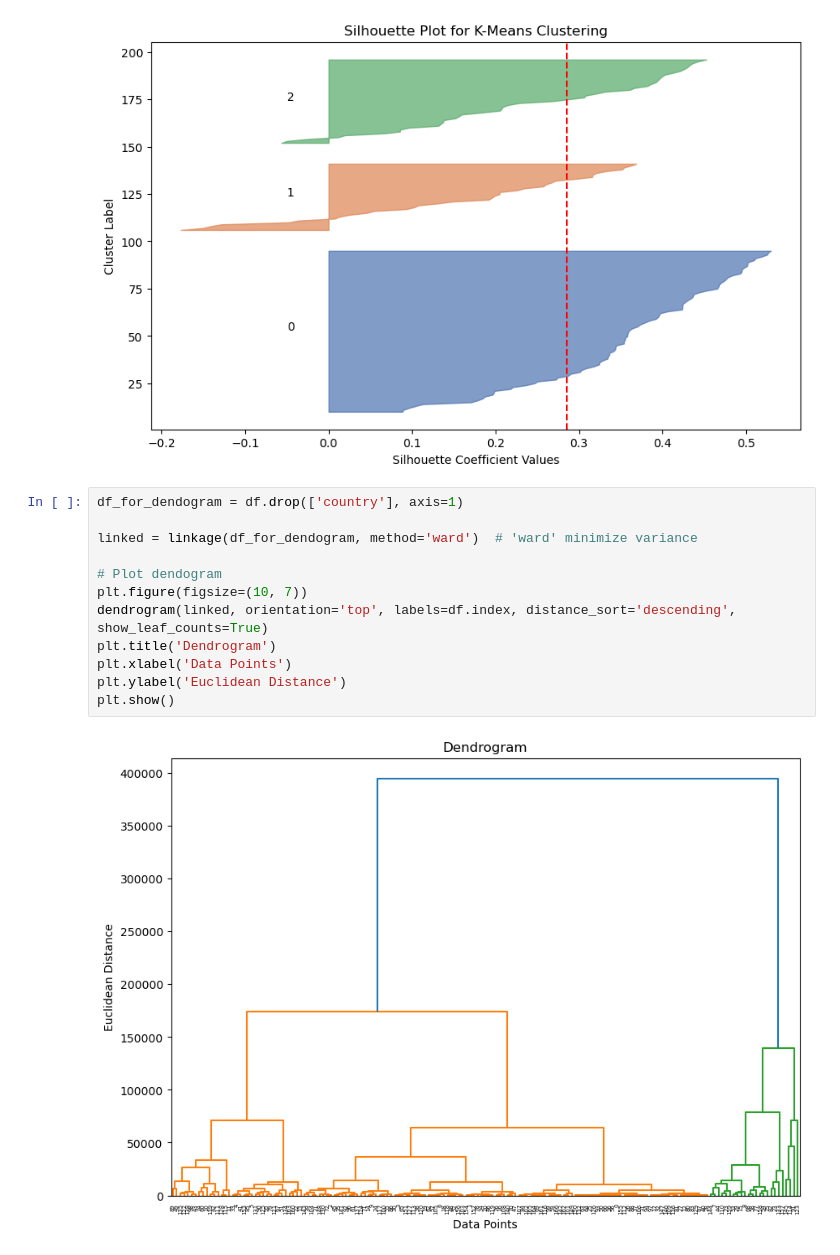
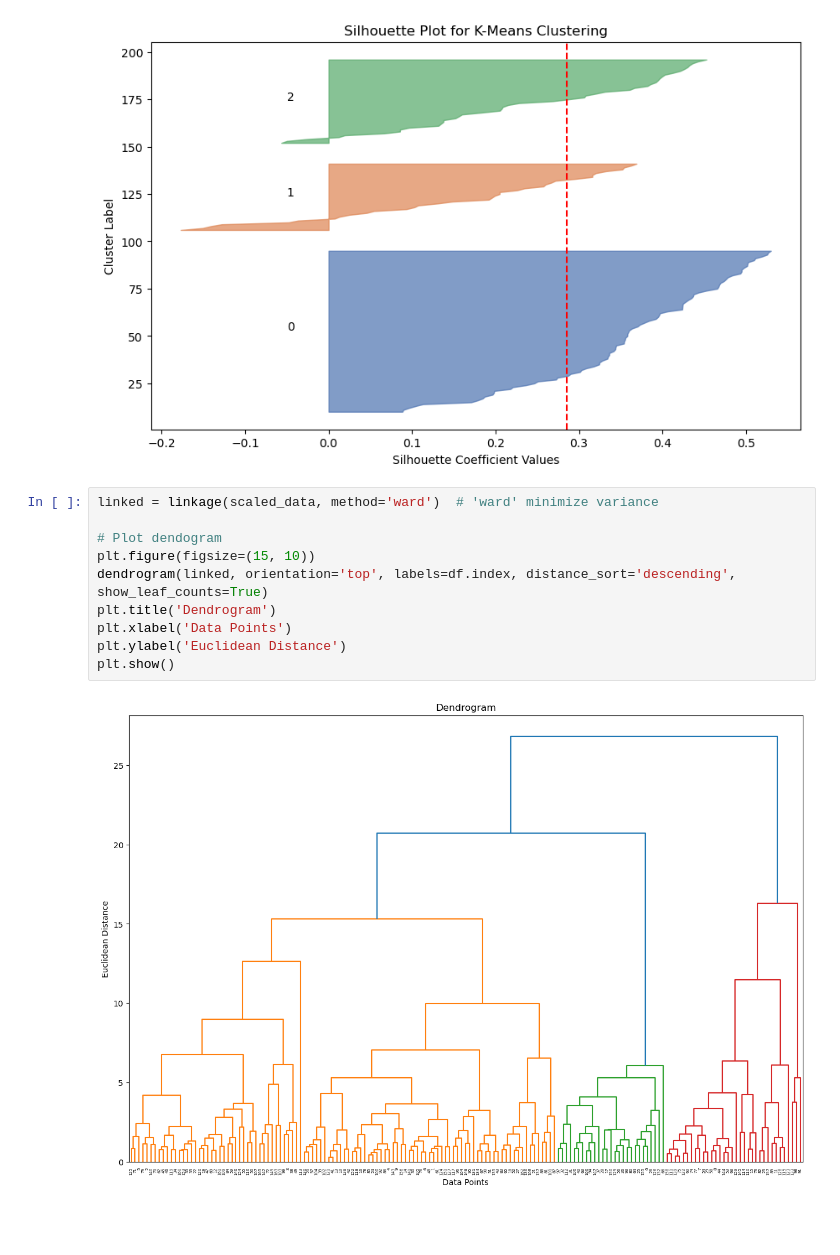
Before and after one commit to LuizTokuhara/clustering, a Jupyter notebook: notebooks/country-data-pca-clustering.ipynb, the cells around one changed output. Saved outputs shown, nothing was run; the diff lists cells and outputs as text; blank space fills up the shorter version.

Commit message:
fix: dendogram

```diff
--- a/notebooks/country-data-pca-clustering.ipynb
+++ b/notebooks/country-data-pca-clustering.ipynb
@@ -206,16 +198,14 @@ plt.show()
 Silhouette Score for K=3: 0.2856
 [figure]
 # %%
-df_for_dendogram = df.drop(['country'], axis=1)
-
-linked = linkage(df_for_dendogram, method='ward')  # 'ward' minimize variance
+linked = linkage(scaled_data, method='ward')  # 'ward' minimize variance
 
 # Plot dendogram
-plt.figure(figsize=(10, 7))
+plt.figure(figsize=(15, 10))
 dendrogram(linked, orientation='top', labels=df.index, distance_sort='descending', show_leaf_counts=True)
 plt.title('Dendrogram')
 plt.xlabel('Data Points')
 plt.ylabel('Euclidean Distance')
 plt.show()
 # %% [output]
-[figure, old version]
+[figure, new version]
```
Also changed, not shown: parts of 2 cells of this notebook.
